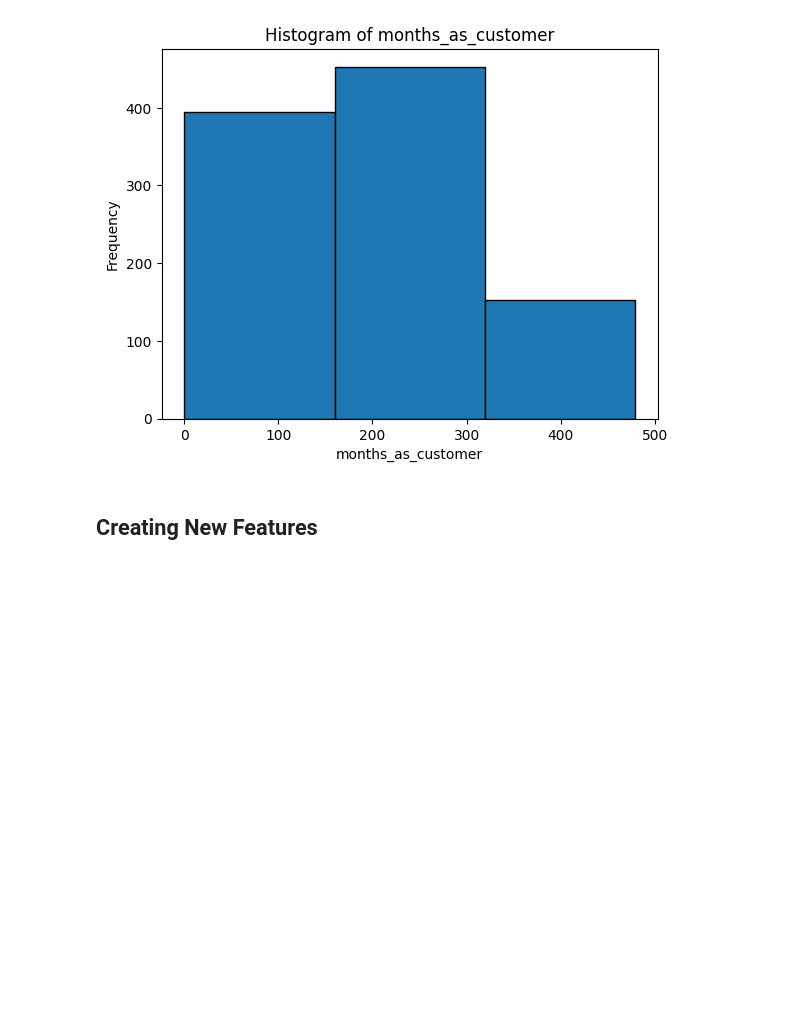
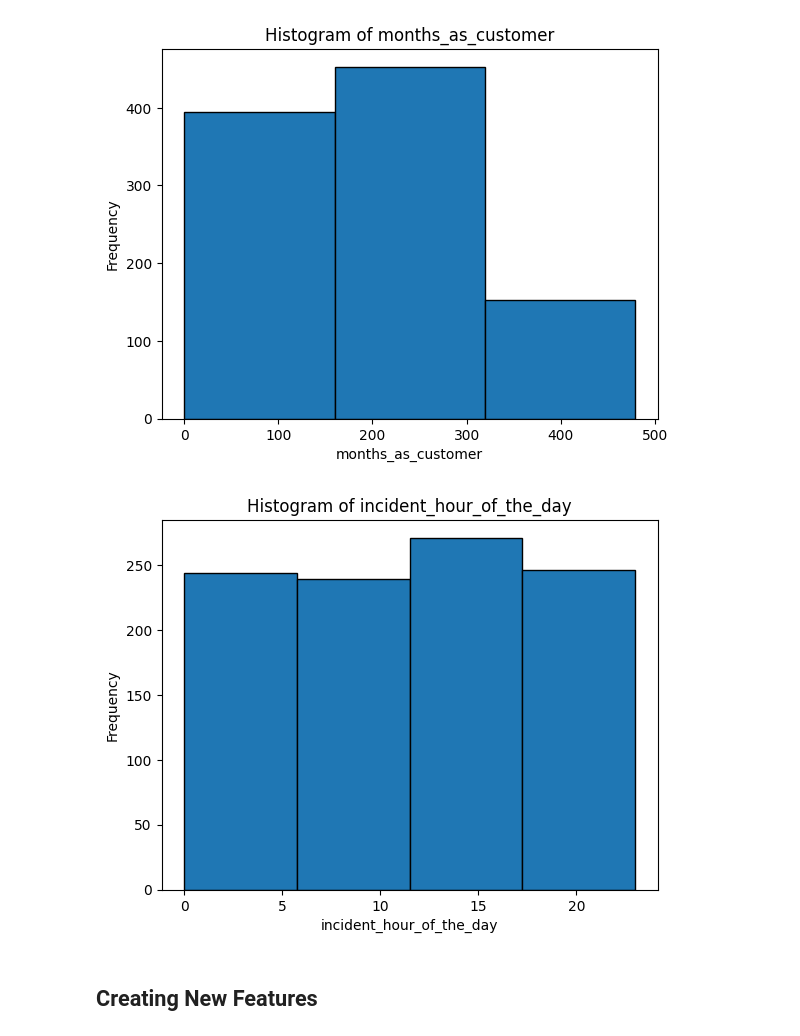
Before and after one commit to ten03/AfricaInsurance, a Jupyter notebook: Africa Insurance - feature engineering.ipynb, the cells around one changed output. Drawn from its saved outputs; the diff is of its cells as text; code cells hidden in the pictures; blank space fills up the shorter version.

```diff
--- a/Africa Insurance - feature engineering.ipynb
+++ b/Africa Insurance - feature engineering.ipynb
@@ -89,3 +89,19 @@ bin_labels_customer = ['New Client', 'Established Client', 'Long-Term Client']
 
 # Create a new column based on the bin labels
 insurance_africa['customer_category'] = pd.cut(insurance_africa['months_as_customer'], bins=bin_edges_customer, labels=bin_labels_customer)
+# %%
+# Choose the column for the histogram
+column_name = 'incident_hour_of_the_day'
+
+# Plot the histogram
+plt.hist(insurance_africa[column_name], bins=4, edgecolor='black')
+
+# Add labels and title
+plt.xlabel(column_name)
+plt.ylabel('Frequency')
+plt.title(f'Histogram of {column_name}')
+
+# Display the histogram
+plt.show()
+# %% [output]
+[figure, added]
```
Also changed, not shown: parts of 4 cells of this notebook, 2 other files.
